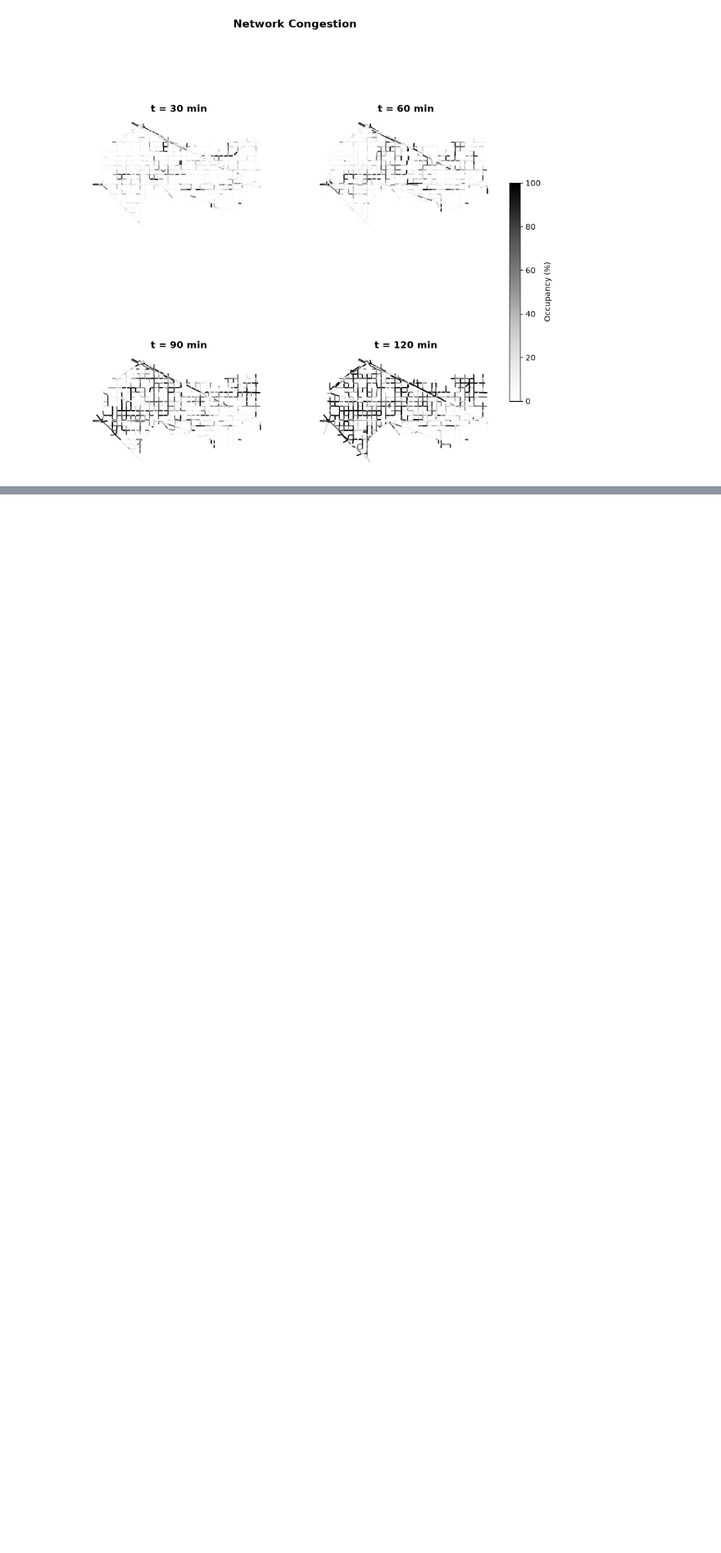
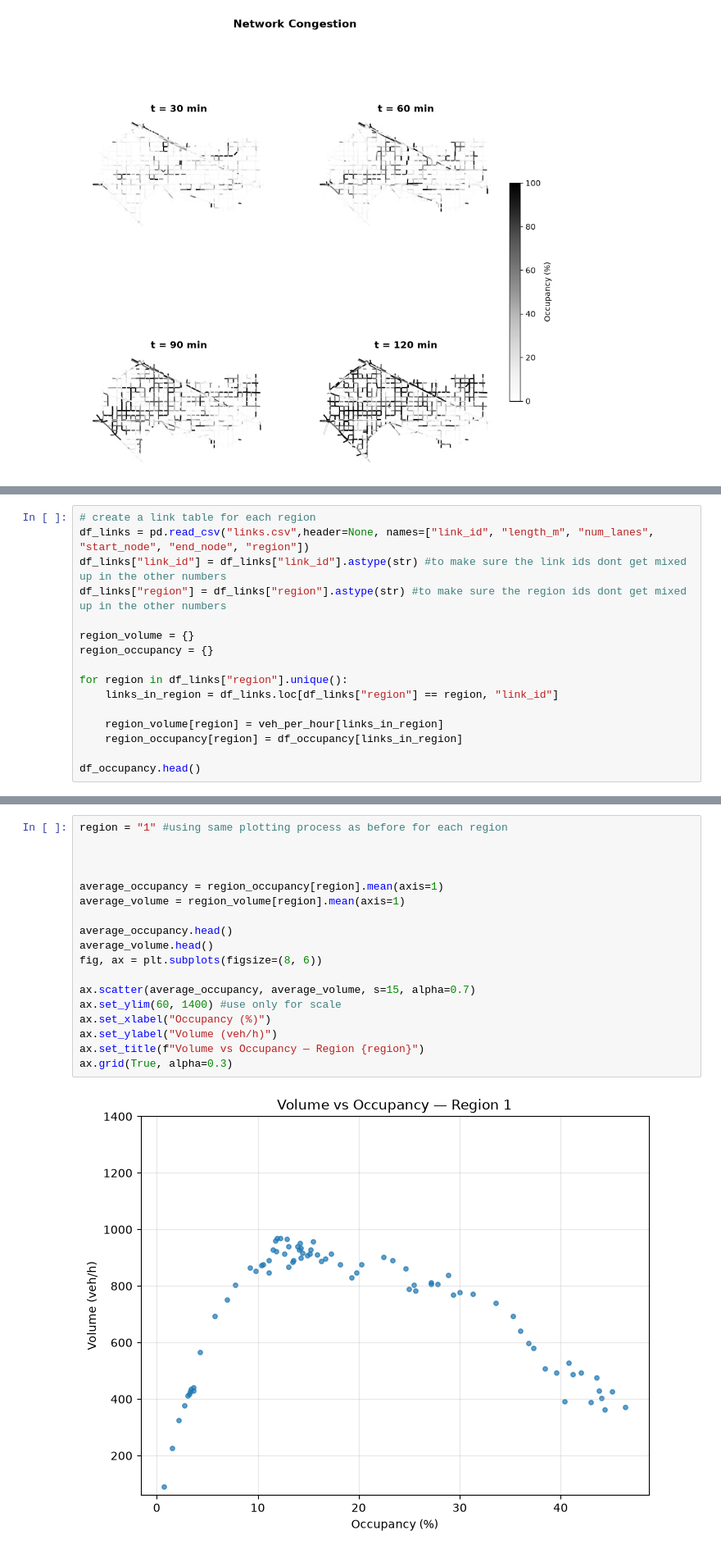
Before and after one commit to margauxfstn/Lab-1-Traffic, a Jupyter notebook: lab1Lorenzo.ipynb, the cells around one changed output, grey strips where cells are left out. Shown at 82% size. Saved outputs shown, nothing was run; the diff lists cells and outputs as text; blank space fills up the shorter version.

```diff
--- a/lab1Lorenzo.ipynb
+++ b/lab1Lorenzo.ipynb
@@ -33,0 +124,16 @@ veh_per_hour = df_flow.astype(float) * 40  #multiplying by 40 to convert to veh/
+# %%
+# create a link table for each region
+df_links = pd.read_csv("links.csv",header=None, names=["link_id", "length_m", "num_lanes", "start_node", "end_node", "region"])
+df_links["link_id"] = df_links["link_id"].astype(str) #to make sure the link ids dont get mixed up in the other numbers
+df_links["region"] = df_links["region"].astype(str) #to make sure the region ids dont get mixed up in the other numbers
+
+region_volume = {}
+region_occupancy = {}
+
+for region in df_links["region"].unique():
+    links_in_region = df_links.loc[df_links["region"] == region, "link_id"]
+
+    region_volume[region] = veh_per_hour[links_in_region]
+    region_occupancy[region] = df_occupancy[links_in_region]
+
+df_occupancy.head()
@@ -33,0 +149,20 @@ veh_per_hour = df_flow.astype(float) * 40  #multiplying by 40 to convert to veh/
+# %%
+region = "1" #using same plotting process as before for each region
+
+
+
+average_occupancy = region_occupancy[region].mean(axis=1)
+average_volume = region_volume[region].mean(axis=1)
+
+average_occupancy.head()
+average_volume.head()
+fig, ax = plt.subplots(figsize=(8, 6))
+
+ax.scatter(average_occupancy, average_volume, s=15, alpha=0.7)
+ax.set_ylim(60, 1400) #use only for scale
+ax.set_xlabel("Occupancy (%)")
+ax.set_ylabel("Volume (veh/h)")
+ax.set_title(f"Volume vs Occupancy — Region {region}")
+ax.grid(True, alpha=0.3)
+# %% [output]
+[figure, added]
```
Also changed, not shown: parts of 13 cells of this notebook.
